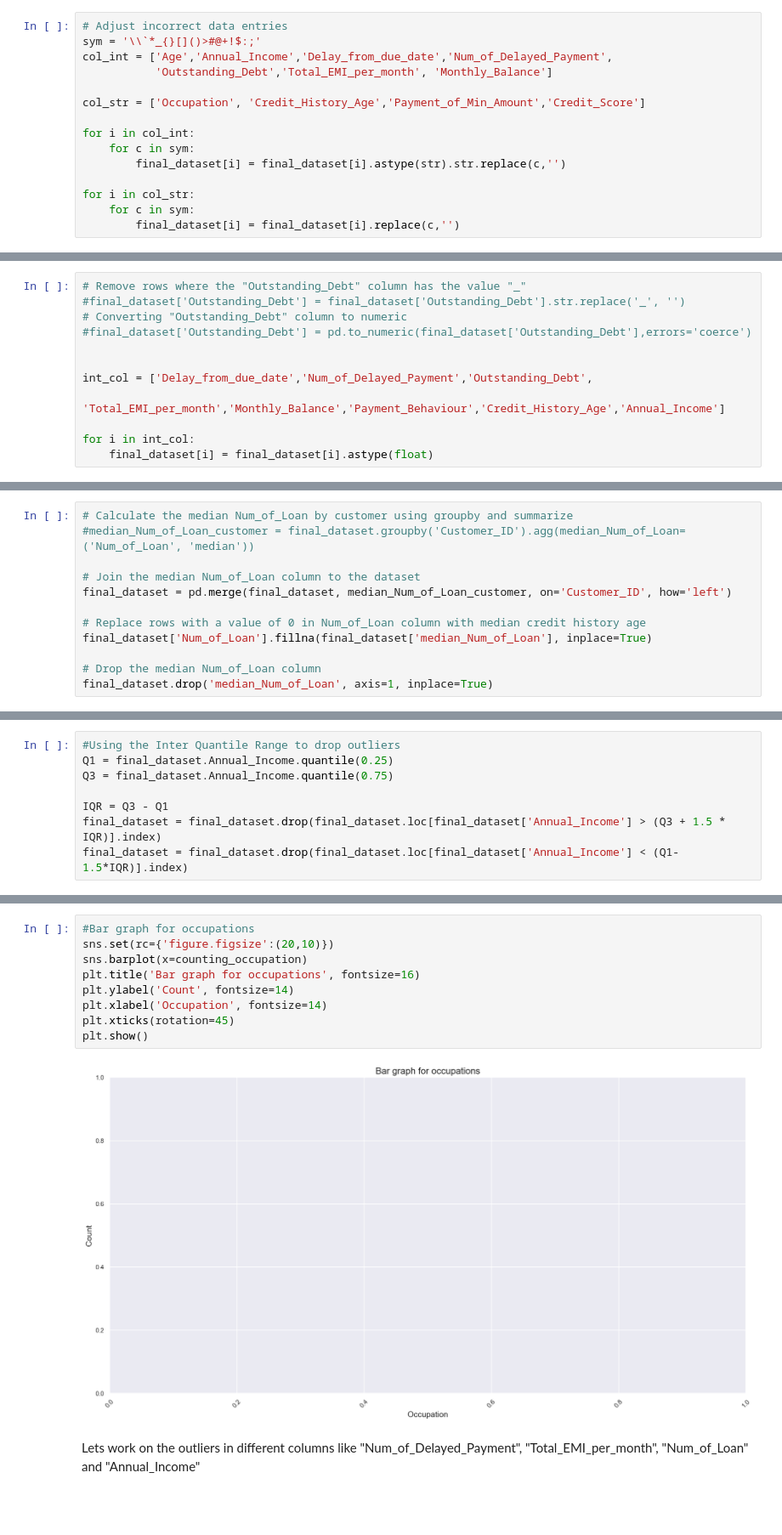
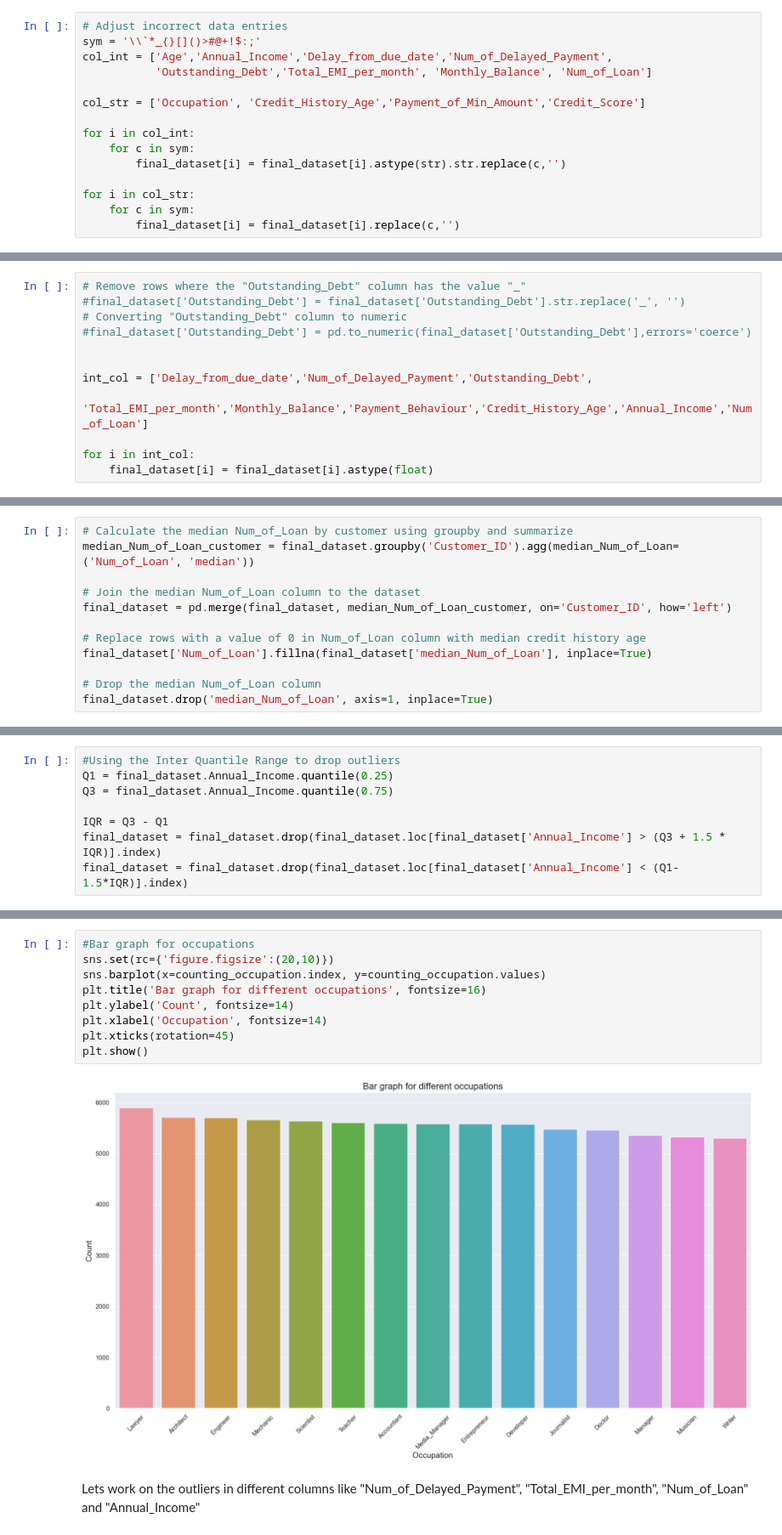
Before and after one commit to tanvimathur11/DDA, a Jupyter notebook: DDA_cleaning.ipynb, the cells around one changed output, grey strips where cells are left out. Shown: that part at 85% size. Saved outputs shown, nothing was run; the diff lists cells and outputs as text; blank space fills up the shorter version.

```diff
--- a/DDA_cleaning.ipynb
+++ b/DDA_cleaning.ipynb
@@ -339,7 +348,7 @@ Name: Annual_Income, Length: 13409, dtype: int64
 # Adjust incorrect data entries
 sym = '\\`*_{}[]()>#@+!$:;'
 col_int = ['Age','Annual_Income','Delay_from_due_date','Num_of_Delayed_Payment',
-           'Outstanding_Debt','Total_EMI_per_month', 'Monthly_Balance']
+           'Outstanding_Debt','Total_EMI_per_month', 'Monthly_Balance', 'Num_of_Loan']
 
 col_str = ['Occupation', 'Credit_History_Age','Payment_of_Min_Amount','Credit_Score']
 
@@ -464,7 +473,7 @@ Name: Outstanding_Debt, Length: 12203, dtype: int64
 
 
 int_col = ['Delay_from_due_date','Num_of_Delayed_Payment','Outstanding_Debt',
-           'Total_EMI_per_month','Monthly_Balance','Payment_Behaviour','Credit_History_Age','Annual_Income']
+           'Total_EMI_per_month','Monthly_Balance','Payment_Behaviour','Credit_History_Age','Annual_Income','Num_of_Loan']
 
 for i in int_col:
     final_dataset[i] = final_dataset[i].astype(float)
@@ -546,7 +555,7 @@ Name: Num_of_Loan, Length: 378, dtype: int64
 final_dataset.loc[final_dataset['Num_of_Loan'] == "-100", 'Num_of_Loan'] = np.nan
 # %%
 # Calculate the median Num_of_Loan by customer using groupby and summarize
-#median_Num_of_Loan_customer = final_dataset.groupby('Customer_ID').agg(median_Num_of_Loan=('Num_of_Loan', 'median'))
+median_Num_of_Loan_customer = final_dataset.groupby('Customer_ID').agg(median_Num_of_Loan=('Num_of_Loan', 'median'))
 
 # Join the median Num_of_Loan column to the dataset
 final_dataset = pd.merge(final_dataset, median_Num_of_Loan_customer, on='Customer_ID', how='left')
@@ -595,14 +622,14 @@ counting_occupation = final_dataset['Occupation'].value_counts(dropna=False)
 # %%
 #Bar graph for occupations
 sns.set(rc={'figure.figsize':(20,10)})
-sns.barplot(x=counting_occupation)
-plt.title('Bar graph for occupations', fontsize=16)
+sns.barplot(x=counting_occupation.index, y=counting_occupation.values)
+plt.title('Bar graph for different occupations', fontsize=16)
 plt.ylabel('Count', fontsize=14)
 plt.xlabel('Occupation', fontsize=14)
 plt.xticks(rotation=45)
 plt.show()
 # %% [output]
-[figure, old version]
+[figure, new version]
 # %% [markdown]
 Lets work on the outliers in different columns like "Num_of_Delayed_Payment", "Total_EMI_per_month", "Num_of_Loan" and "Annual_Income"
 # %%
```
Also changed, not shown: parts of 50 cells of this notebook.
